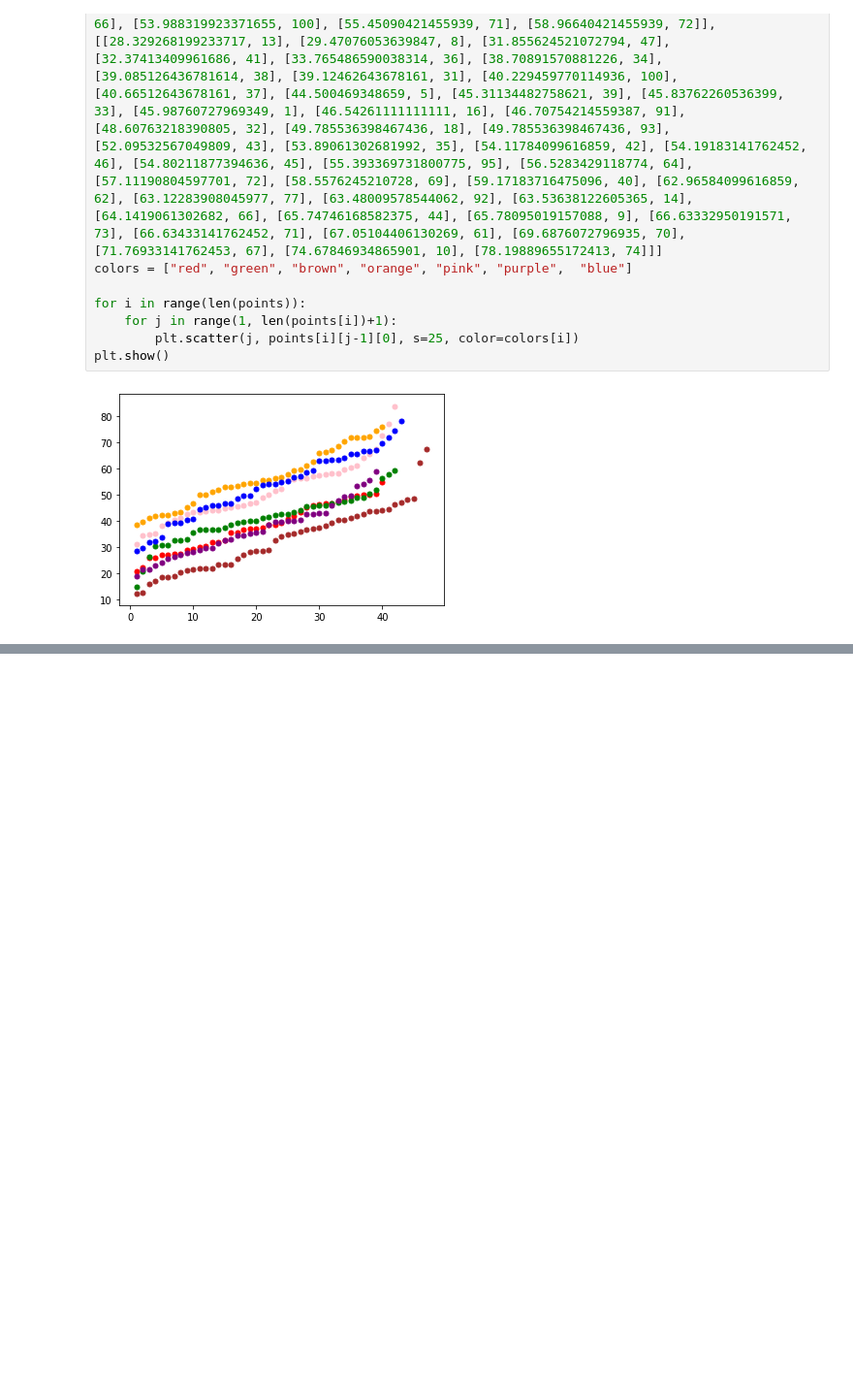
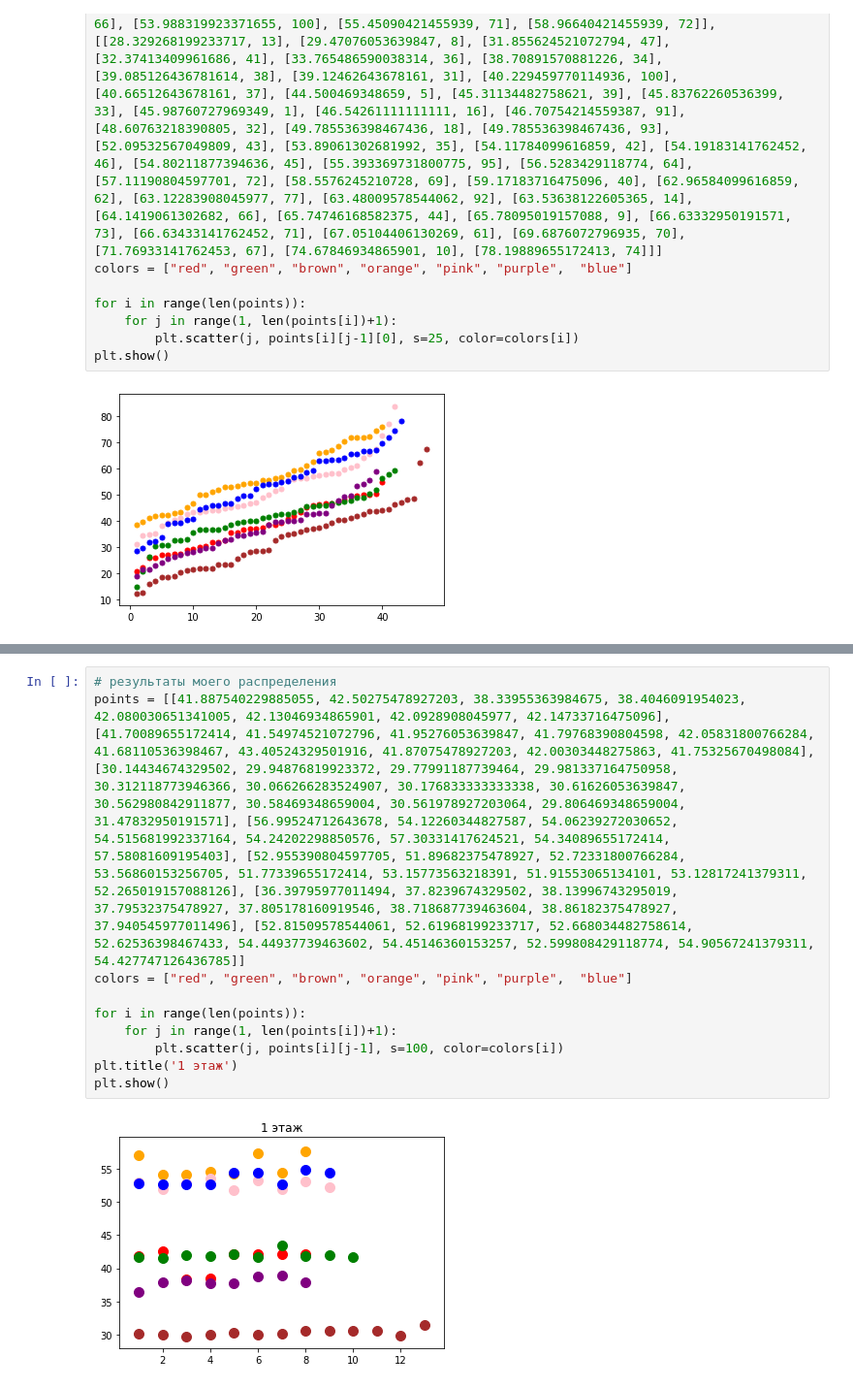
Before and after one commit to anafisa/Warehouse-optimization, a Jupyter notebook: graphics.ipynb, the cells around one changed output, grey strips where cells are left out. Shown: that part at 97% size. Cells and saved outputs as stored; diff of their text form; blank space fills up the shorter version.

```diff
--- a/graphics.ipynb
+++ b/graphics.ipynb
@@ -67,0 +68,12 @@ plt.show()
+# %%
+# результаты моего распределения
+points = [[41.887540229885055, 42.50275478927203, 38.33955363984675, 38.4046091954023, 42.080030651341005, 42.13046934865901, 42.0928908045977, 42.14733716475096], [41.70089655172414, 41.54974521072796, 41.95276053639847, 41.79768390804598, 42.05831800766284, 41.68110536398467, 43.40524329501916, 41.87075478927203, 42.00303448275863, 41.75325670498084], [30.14434674329502, 29.94876819923372, 29.77991187739464, 29.981337164750958, 30.312118773946366, 30.066266283524907, 30.176833333333338, 30.61626053639847, 30.562980842911877, 30.58469348659004, 30.561978927203064, 29.806469348659004, 31.47832950191571], [56.99524712643678, 54.12260344827587, 54.06239272030652, 54.515681992337164, 54.24202298850576, 57.30331417624521, 54.34089655172414, 57.58081609195403], [52.955390804597705, 51.89682375478927, 52.72331800766284, 53.56860153256705, 51.77339655172414, 53.15773563218391, 51.91553065134101, 53.12817241379311, 52.265019157088126], [36.39795977011494, 37.8239674329502, 38.13996743295019, 37.79532375478927, 37.805178160919546, 38.718687739463604, 38.86182375478927, 37.940545977011496], [52.81509578544061, 52.61968199233717, 52.668034482758614, 52.62536398467433, 54.44937739463602, 54.45146360153257, 52.599808429118774, 54.90567241379311, 54.427747126436785]]
+colors = ["red", "green", "brown", "orange", "pink", "purple",  "blue"]
+
+for i in range(len(points)):
+    for j in range(1, len(points[i])+1):
+        plt.scatter(j, points[i][j-1], s=100, color=colors[i])
+plt.title('1 этаж')
+plt.show()
+# %% [output]
+[figure, added]
```
Also changed, not shown: parts of 10 cells of this notebook.
